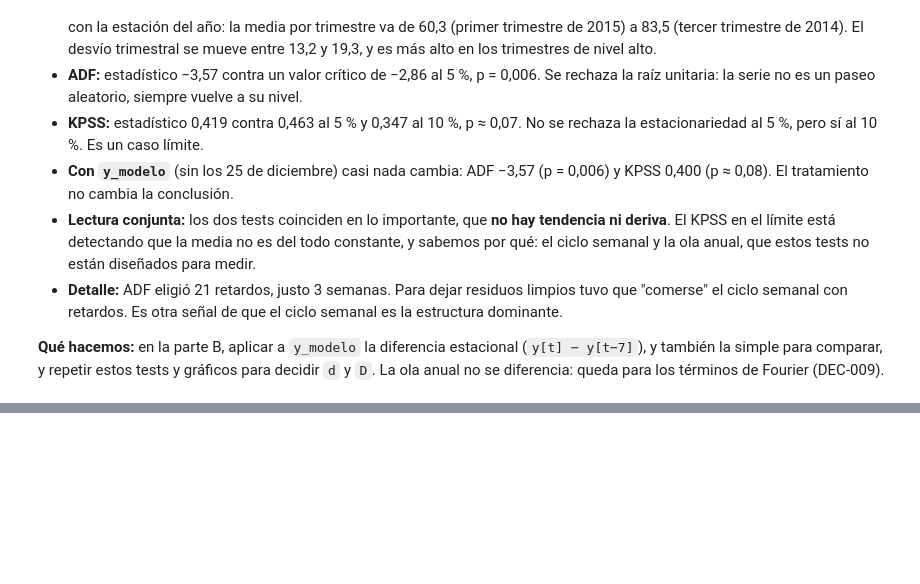
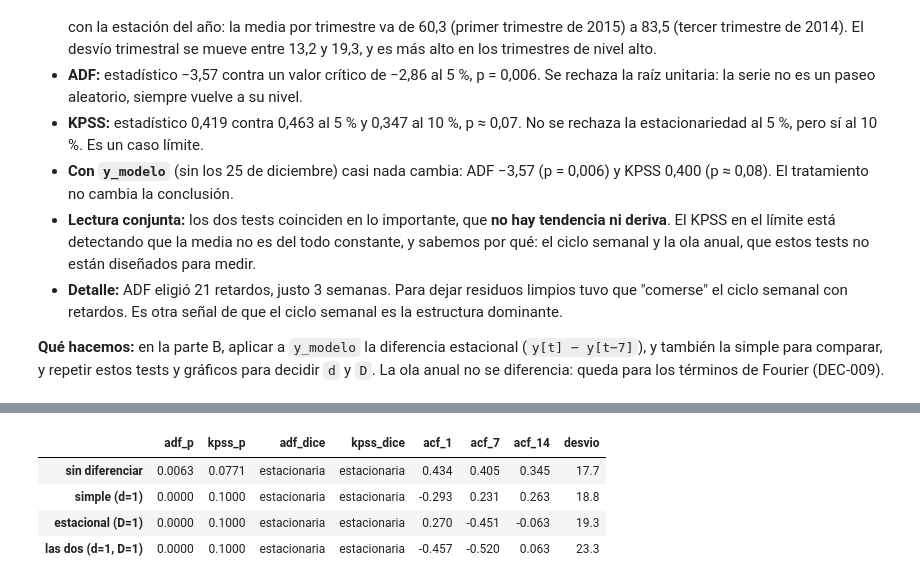
Before and after one commit to agus-chaud/forecasting-retail, a Jupyter notebook: 03_notebooks/04_SARIMA.ipynb, the cells around one changed output, grey strips where cells are left out. Saved outputs shown, nothing was run; the diff lists cells and outputs as text; code cells hidden in the pictures; blank space fills up the shorter version.

```diff
--- a/03_notebooks/04_SARIMA.ipynb
+++ b/03_notebooks/04_SARIMA.ipynb
@@ -706,0 +762,22 @@ pd.concat([test_estacionariedad(y, nombre="original"), test_estacionariedad(y_mo
+# %%
+def resumen_diferenciacion(series, rezagos=(1, 7, 14)):
+    """Por versión: tests ADF/KPSS, autocorrelación en `rezagos` y desvío."""
+    filas = []
+    for nombre, s in series.items():
+        fila = test_estacionariedad(s, nombre=nombre)
+        ac = acf(s, nlags=max(rezagos), fft=True)
+        for k in rezagos:
+            fila[f"acf_{k}"] = round(ac[k], 3)
+        fila["desvio"] = round(s.std(), 1)
+        filas.append(fila)
+    return pd.concat(filas)
+
+
+tabla_dif = resumen_diferenciacion(series_dif)
+tabla_dif[["adf_p", "kpss_p", "adf_dice", "kpss_dice", "acf_1", "acf_7", "acf_14", "desvio"]]
+# %% [output]
+|  | adf_p | kpss_p | adf_dice | kpss_dice | acf_1 | acf_7 | acf_14 | desvio |
+| sin diferenciar | 0.0063 | 0.0771 | estacionaria | estacionaria | 0.434 | 0.405 | 0.345 | 17.7 |
+| simple (d=1) | 0.0000 | 0.1000 | estacionaria | estacionaria | -0.293 | 0.231 | 0.263 | 18.8 |
+| estacional (D=1) | 0.0000 | 0.1000 | estacionaria | estacionaria | 0.270 | -0.451 | -0.063 | 19.3 |
+| las dos (d=1, D=1) | 0.0000 | 0.1000 | estacionaria | estacionaria | -0.457 | -0.520 | 0.063 | 23.3 |
```
Also changed, not shown: parts of 9 cells of this notebook, 2 other files.
